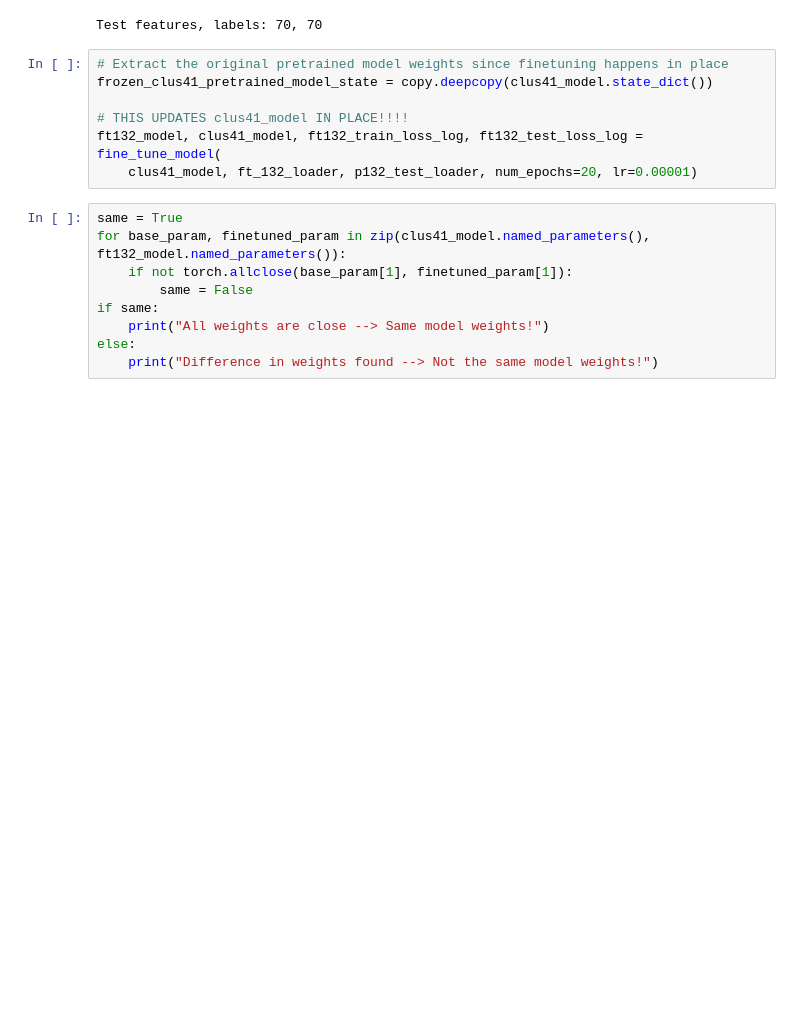
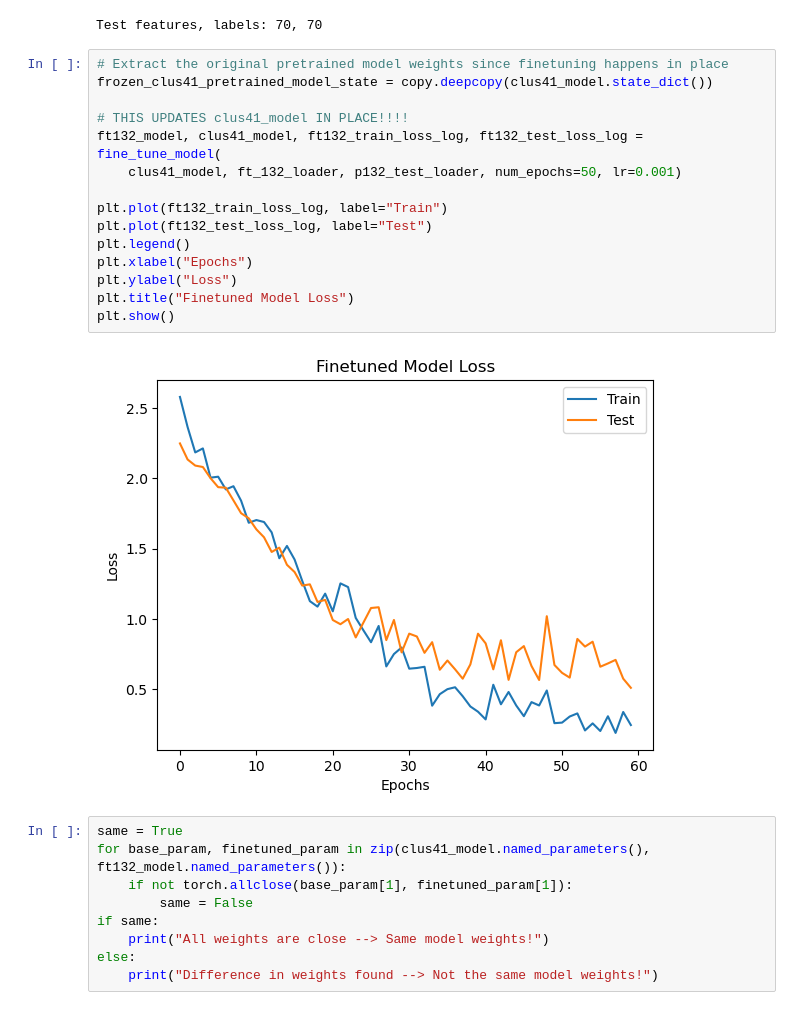
Before and after one commit to kdmalc/fl-gestures, a Jupyter notebook: ELEC573_Proj/201_CNN_AMC_FT_Study.ipynb, the cells around one changed output. Drawn from its saved outputs; the diff is of its cells as text; blank space fills up the shorter version.

```diff
--- a/ELEC573_Proj/201_CNN_AMC_FT_Study.ipynb
+++ b/ELEC573_Proj/201_CNN_AMC_FT_Study.ipynb
@@ -248,10 +202,20 @@ Test features, labels: 70, 70
 # %%
 # Extract the original pretrained model weights since finetuning happens in place
 frozen_clus41_pretrained_model_state = copy.deepcopy(clus41_model.state_dict())
 
 # THIS UPDATES clus41_model IN PLACE!!!!
 ft132_model, clus41_model, ft132_train_loss_log, ft132_test_loss_log = fine_tune_model(
-    clus41_model, ft_132_loader, p132_test_loader, num_epochs=20, lr=0.00001)
+    clus41_model, ft_132_loader, p132_test_loader, num_epochs=50, lr=0.001)
+
+plt.plot(ft132_train_loss_log, label="Train")
+plt.plot(ft132_test_loss_log, label="Test")
+plt.legend()
+plt.xlabel("Epochs")
+plt.ylabel("Loss")
+plt.title("Finetuned Model Loss")
+plt.show()
+# %% [output]
+[figure, added]
 # %%
 same = True
 for base_param, finetuned_param in zip(clus41_model.named_parameters(), ft132_model.named_parameters()):
```
Also changed, not shown: parts of 16 cells of this notebook.
